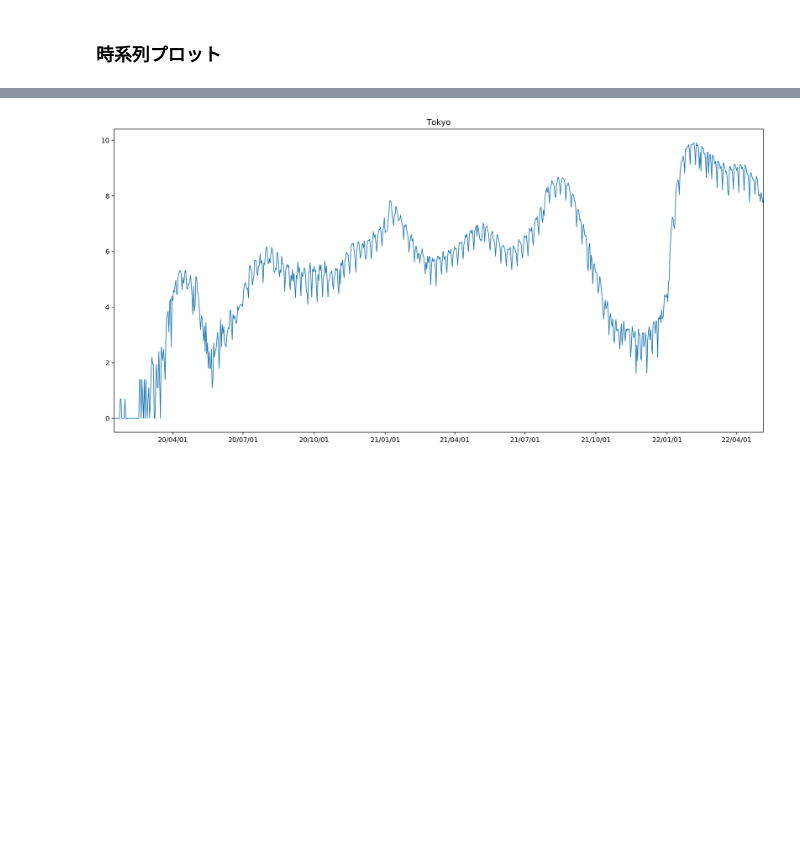
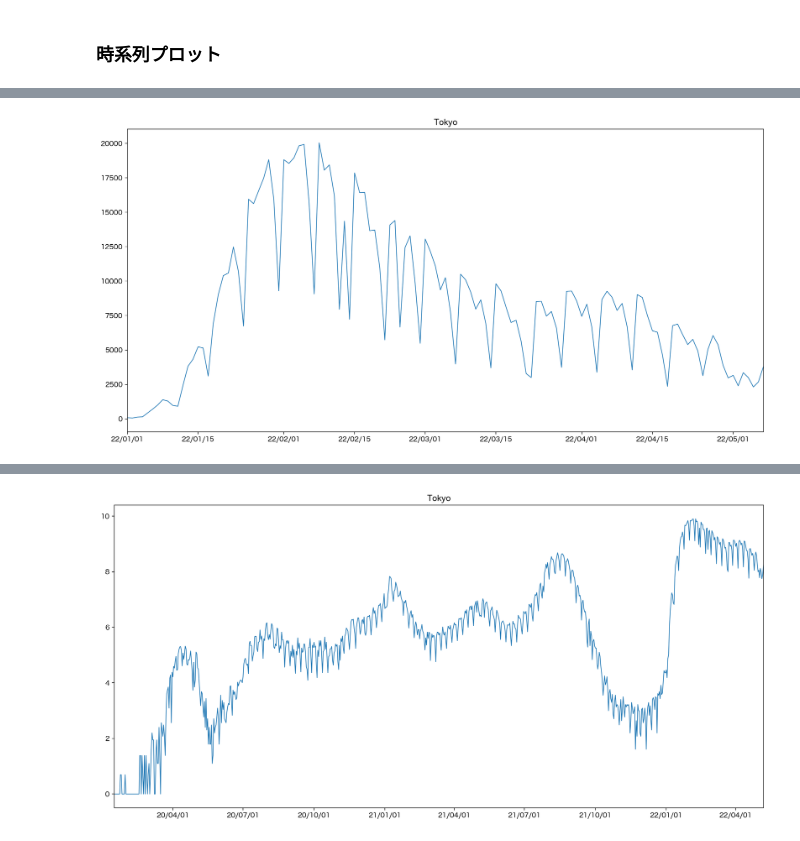
Before and after one commit to kosekitau/TimeSeries, a Jupyter notebook: notebook/virus_plot.ipynb, the cells around one changed output, grey strips where cells are left out. Cells and saved outputs as stored; diff of their text form; code cells hidden in the pictures; blank space fills up the shorter version.

```diff
--- a/notebook/virus_plot.ipynb
+++ b/notebook/virus_plot.ipynb
@@ -85,3 +85,19 @@ plt.close()
+# %%
+# 2022~拡大
+fig = plt.figure(figsize=(14, 7), dpi=180)
+x = df.loc["2022-01-01":].index
+y = df.loc["2022-01-01":][target].to_numpy()
+title = target
+ax = fig.add_subplot(111)
+ax.plot(x, y, linewidth=1.0)
+ax.xaxis.set_major_formatter(DateFormatter("%y/%m/%d"))
+ax.set_xlim(x[0], x[-1])
+ax.set_title(title, fontsize=12)
+fig.tight_layout()
+plt.show()
+plt.close()
+# %% [output]
+[figure, added]
 # %%
 # 差分
 fig = plt.figure(figsize=(14, 7), dpi=180)
```
Also changed, not shown: parts of 17 cells of this notebook.
